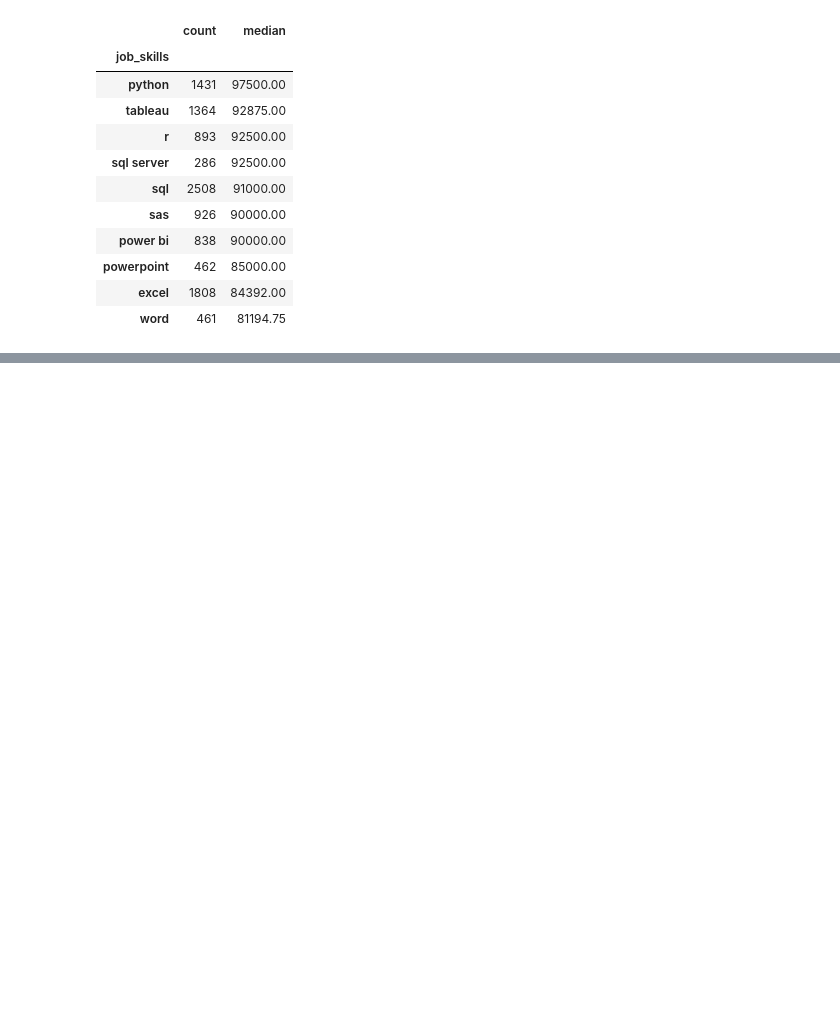
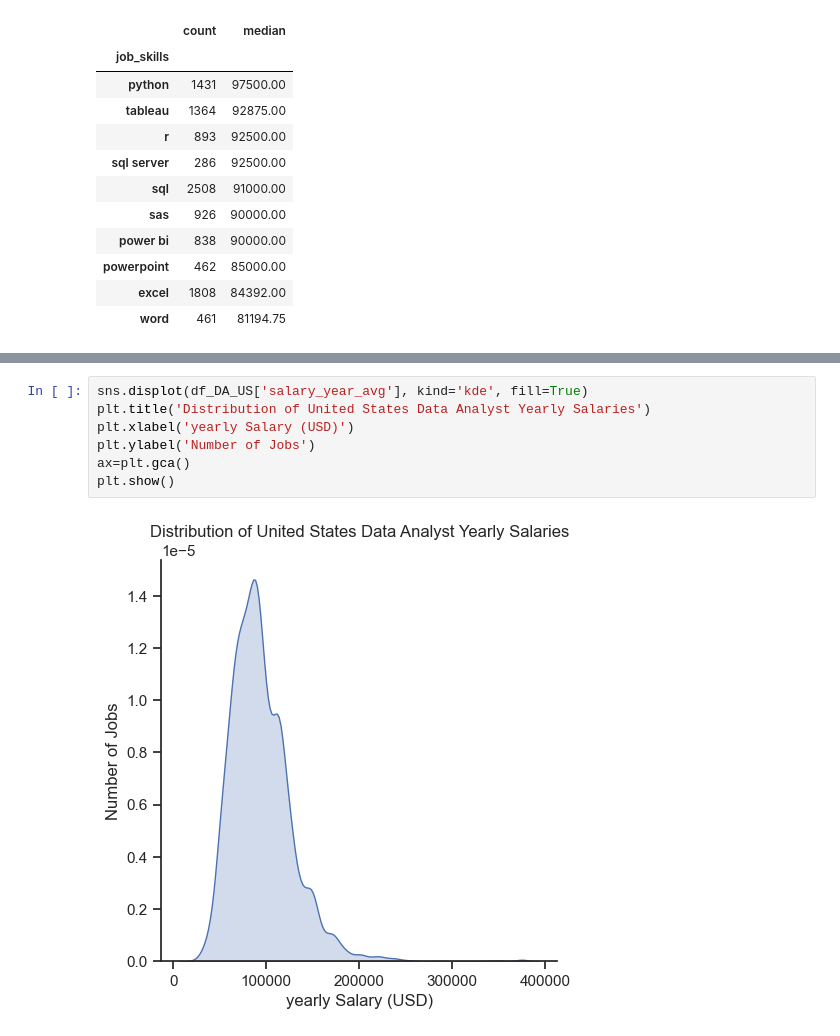
Before and after one commit to vani57/DataAnalytics, a Jupyter notebook: 1_Basics/2_Advanced/20_SEaborn.ipynb, the cells around one changed output, grey strips where cells are left out. Drawn from its saved outputs; the diff is of its cells as text; blank space fills up the shorter version.

```diff
--- a/1_Basics/2_Advanced/20_SEaborn.ipynb
+++ b/1_Basics/2_Advanced/20_SEaborn.ipynb
@@ -92,0 +119,9 @@ fig.tight_layout()
+# %%
+sns.displot(df_DA_US['salary_year_avg'], kind='kde', fill=True)
+plt.title('Distribution of United States Data Analyst Yearly Salaries')
+plt.xlabel('yearly Salary (USD)')
+plt.ylabel('Number of Jobs')
+ax=plt.gca()
+plt.show()
+# %% [output]
+[figure, added]
```
Also changed, not shown: parts of 4 cells of this notebook, 3 other files.
